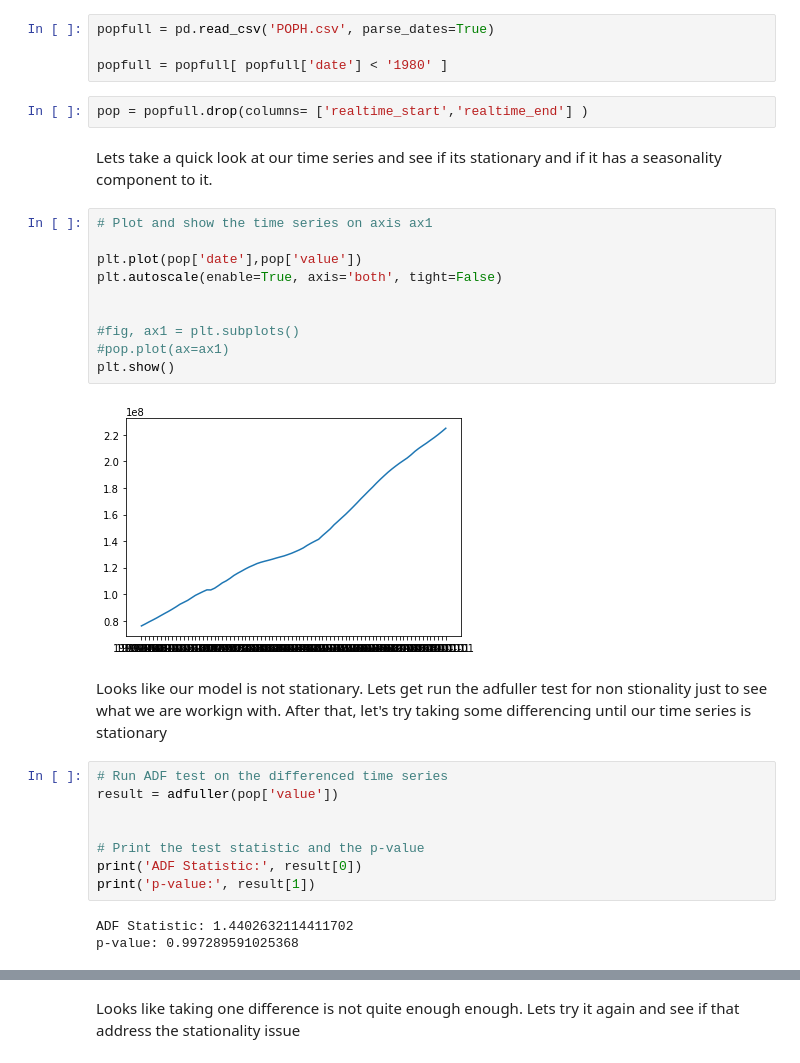
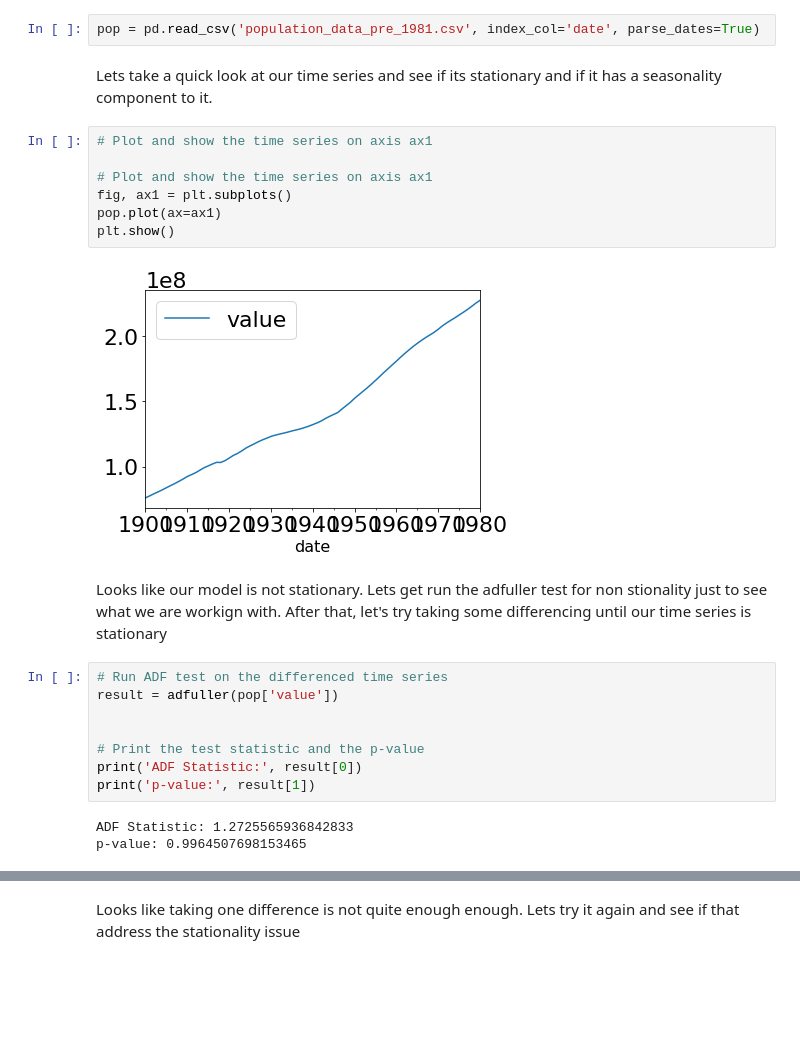
Before and after one commit to aswerve97/US_Population, a Jupyter notebook: exploratory.ipynb, the cells around one changed output, grey strips where cells are left out. Saved outputs shown, nothing was run; the diff lists cells and outputs as text; blank space fills up the shorter version.

```diff
--- a/exploratory.ipynb
+++ b/exploratory.ipynb
@@ -11,23 +21,16 @@ from statsmodels.tsa.stattools import adfuller
 # %%
-popfull = pd.read_csv('POPH.csv', parse_dates=True)
-
-popfull = popfull[ popfull['date'] < '1980' ]
+pop = pd.read_csv('population_data_pre_1981.csv', index_col='date', parse_dates=True)
-# %%
-pop = popfull.drop(columns= ['realtime_start','realtime_end'] )
 # %% [markdown]
 Lets take a quick look at our time series and see if its stationary and if it has a seasonality component to it.
 # %%
 # Plot and show the time series on axis ax1
 
-plt.plot(pop['date'],pop['value'])
-plt.autoscale(enable=True, axis='both', tight=False)
-
-
-#fig, ax1 = plt.subplots()
-#pop.plot(ax=ax1)
+# Plot and show the time series on axis ax1
+fig, ax1 = plt.subplots()
+pop.plot(ax=ax1)
 plt.show()
 # %% [output]
-[figure, old version]
+[figure, new version]
 # %% [markdown]
 Looks like our model is not stationary. Lets get run the adfuller test for non stionality just to see what we are workign with. After that, let's try taking some differencing until our time series is stationary
 # %%
@@ -39,8 +42,8 @@ result = adfuller(pop['value'])
 print('ADF Statistic:', result[0])
 print('p-value:', result[1])
 # %% [output]
-ADF Statistic: 1.4402632114411702
-p-value: 0.997289591025368
+ADF Statistic: 1.2725565936842833
+p-value: 0.9964507698153465
 # %%
 pop_stationary = pop.diff().dropna()
 
```
Also changed, not shown: parts of 34 cells of this notebook, 1 other file.
